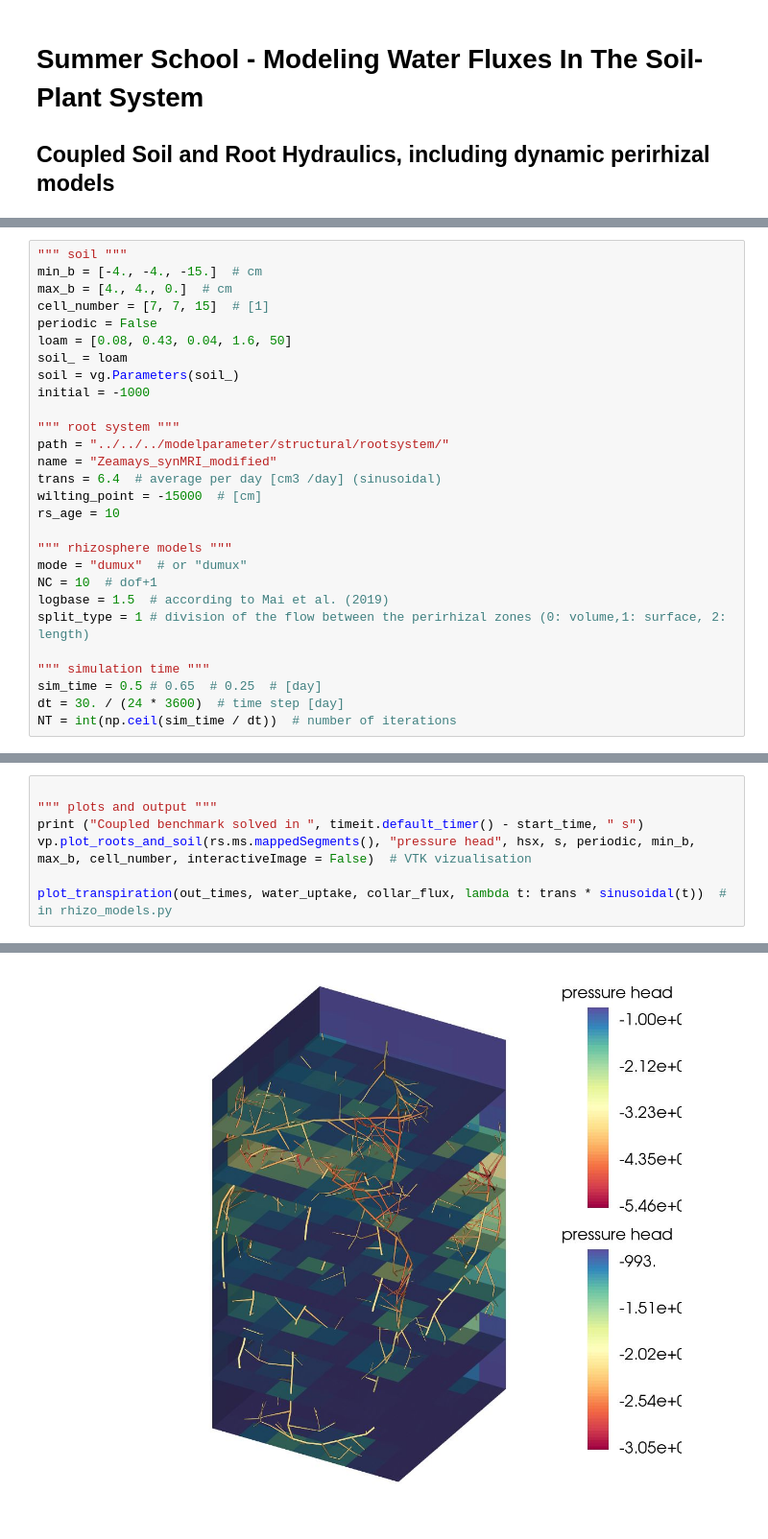
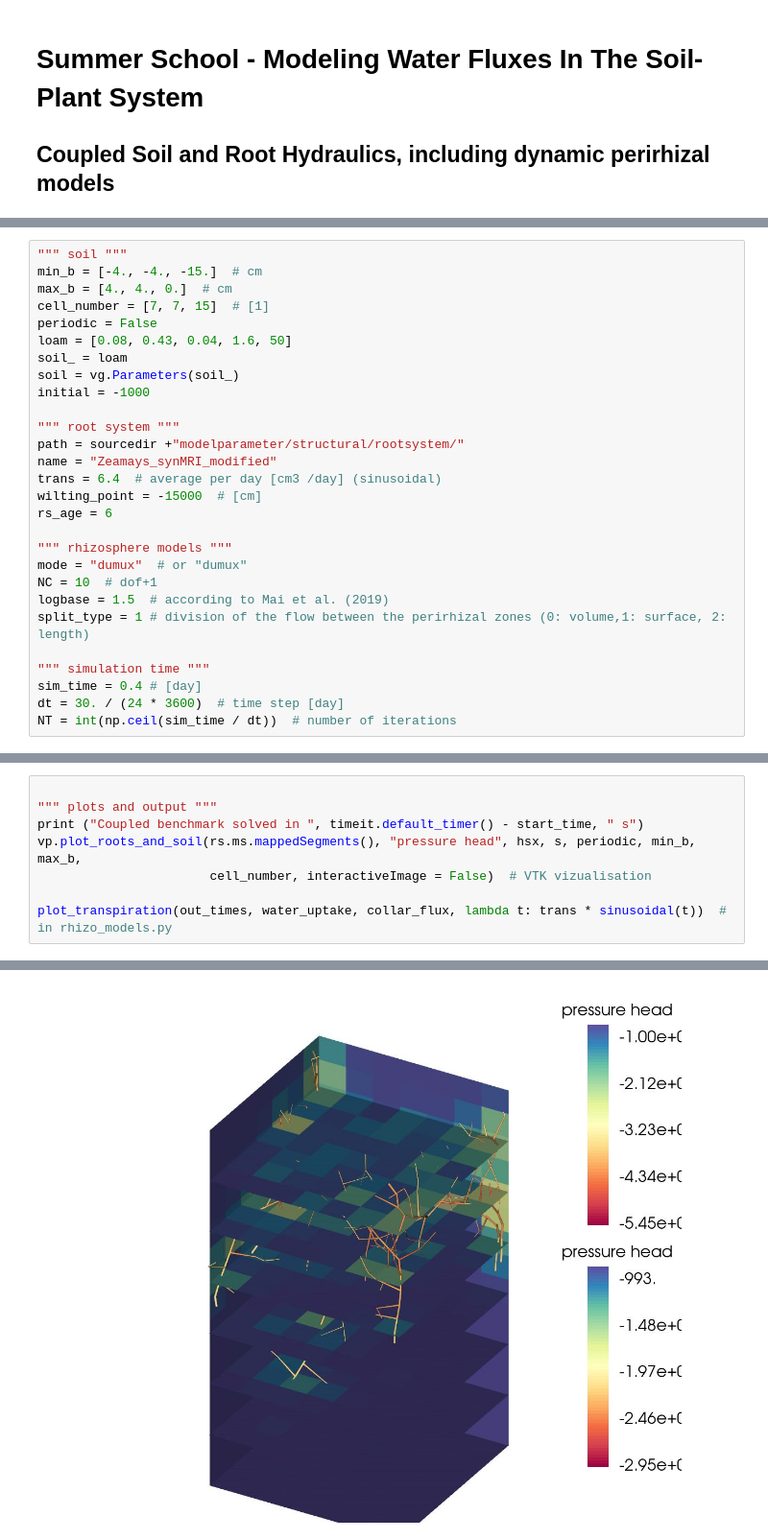
Before and after one commit to Plant-Root-Soil-Interactions-Modelling/CPlantBox, a Jupyter notebook: tutorial/jupyter/summer_school_2025/5_coupled_soil_root_hydraulics_perirhizal_models.ipynb, the cells around one changed output, grey strips where cells are left out. Shown at 96% size. Saved outputs shown, nothing was run; the diff lists cells and outputs as text.

```diff
--- a/tutorial/jupyter/summer_school_2025/5_coupled_soil_root_hydraulics_perirhizal_models.ipynb
+++ b/tutorial/jupyter/summer_school_2025/5_coupled_soil_root_hydraulics_perirhizal_models.ipynb
@@ -36,11 +39,11 @@ soil = vg.Parameters(soil_)
 initial = -1000
 
 """ root system """
-path = "../../../modelparameter/structural/rootsystem/"
+path = sourcedir +"modelparameter/structural/rootsystem/"
 name = "Zeamays_synMRI_modified"
 trans = 6.4  # average per day [cm3 /day] (sinusoidal)
 wilting_point = -15000  # [cm]
-rs_age = 10
+rs_age = 6
 
 """ rhizosphere models """
 mode = "dumux"  # or "dumux"
@@ -49,7 +52,7 @@ logbase = 1.5  # according to Mai et al. (2019)
 split_type = 1 # division of the flow between the perirhizal zones (0: volume,1: surface, 2: length)
 
 """ simulation time """
-sim_time = 0.5 # 0.65  # 0.25  # [day]
+sim_time = 0.4 # [day]
 dt = 30. / (24 * 3600)  # time step [day]
 NT = int(np.ceil(sim_time / dt))  # number of iterations
 # %%
@@ -266,7 +269,8 @@ Iteration 1439 took 0.311936 seconds [2.0331% root, 92.0853% rhizo 5.88087% soil
 
 """ plots and output """
 print ("Coupled benchmark solved in ", timeit.default_timer() - start_time, " s")
-vp.plot_roots_and_soil(rs.ms.mappedSegments(), "pressure head", hsx, s, periodic, min_b, max_b, cell_number, interactiveImage = False)  # VTK vizualisation
+vp.plot_roots_and_soil(rs.ms.mappedSegments(), "pressure head", hsx, s, periodic, min_b, max_b,
+                       cell_number, interactiveImage = False)  # VTK vizualisation
 
 plot_transpiration(out_times, water_uptake, collar_flux, lambda t: trans * sinusoidal(t))  # in rhizo_models.py
 # %% [output]
@@ -274 +278 @@ Coupled benchmark solved in  637.5211664039998  s
-[figure, old version]
+[figure, new version]
```
Also changed, not shown: parts of 5 cells of this notebook, 6 other files.
